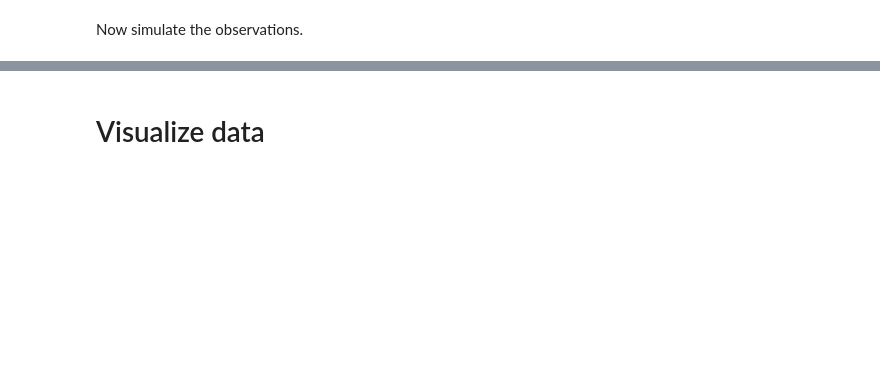
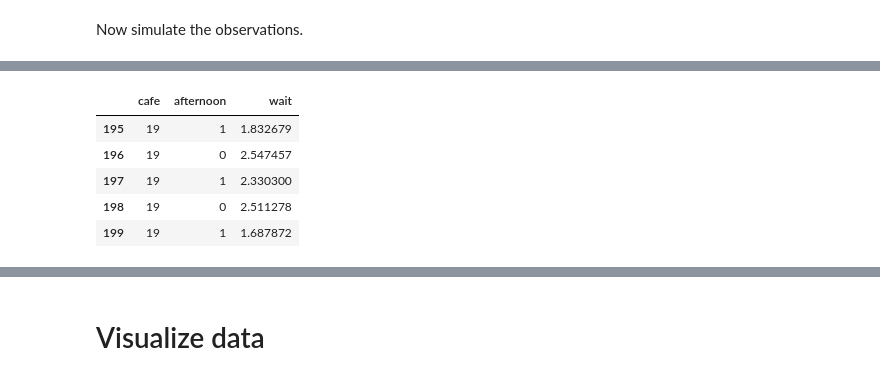
Before and after one commit to benslack19/stats_rethinking, a Jupyter notebook: blog_entries/mixed_effects_freqvsbayes_cafes.ipynb, the cells around one changed output, grey strips where cells are left out. Drawn from its saved outputs; the diff is of its cells as text; code cells hidden in the pictures; blank space fills up the shorter version.

```diff
--- a/blog_entries/mixed_effects_freqvsbayes_cafes.ipynb
+++ b/blog_entries/mixed_effects_freqvsbayes_cafes.ipynb
@@ -86,0 +94,9 @@ df_cafes.head()
+# %%
+df_cafes.tail()
+# %% [output]
+|  | cafe | afternoon | wait |
+| 195 | 19 | 1 | 1.832679 |
+| 196 | 19 | 0 | 2.547457 |
+| 197 | 19 | 1 | 2.330300 |
+| 198 | 19 | 0 | 2.511278 |
+| 199 | 19 | 1 | 1.687872 |
```
Also changed, not shown: parts of 31 cells of this notebook, 1 other file.
